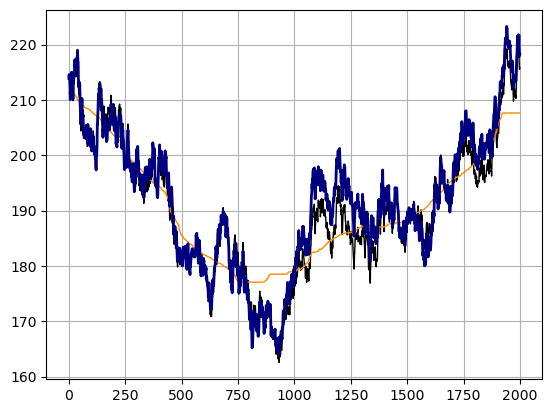
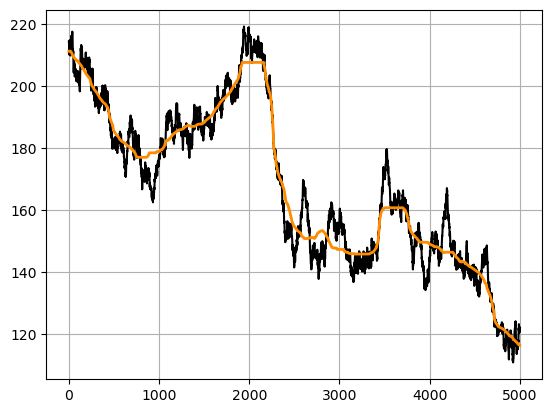
Unified diff of the notebook cell whose output changed from the first chart to the second:
--- before
+++ after
@@ -1,4 +1,3 @@
-plt.plot(raw_signals[20000:22000], 'k-', lw=1)
-plt.plot(raw_signals_median_pure[20000:22000], '-', lw=1, color='darkorange')
-plt.plot(numba_parallel_results[20000:22000]*raw_signals[20000:22000], '-', lw=2, color='navy')
+plt.plot(raw_signals[20000:25000], 'k-')
+plt.plot(numba_single_results[20000:25000], '-', lw=2, color='darkorange')
 plt.grid()

Commit: 06-23-2026